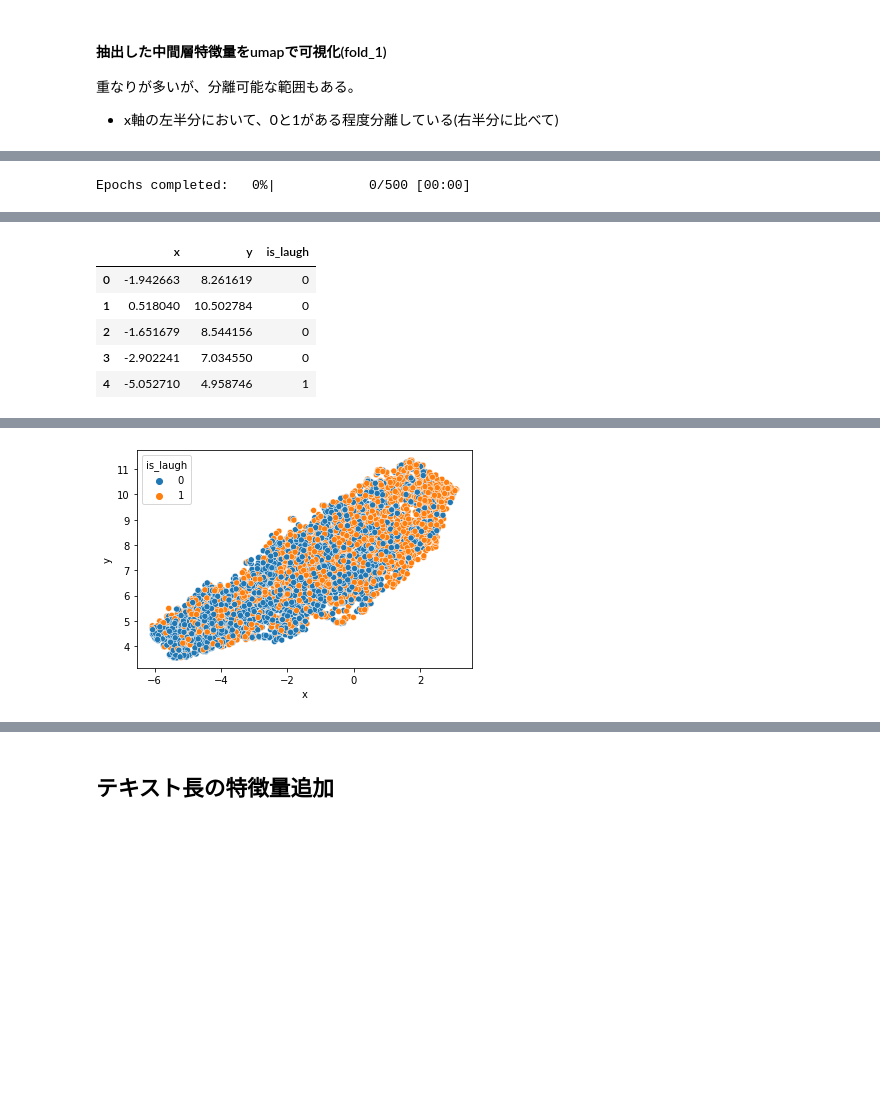
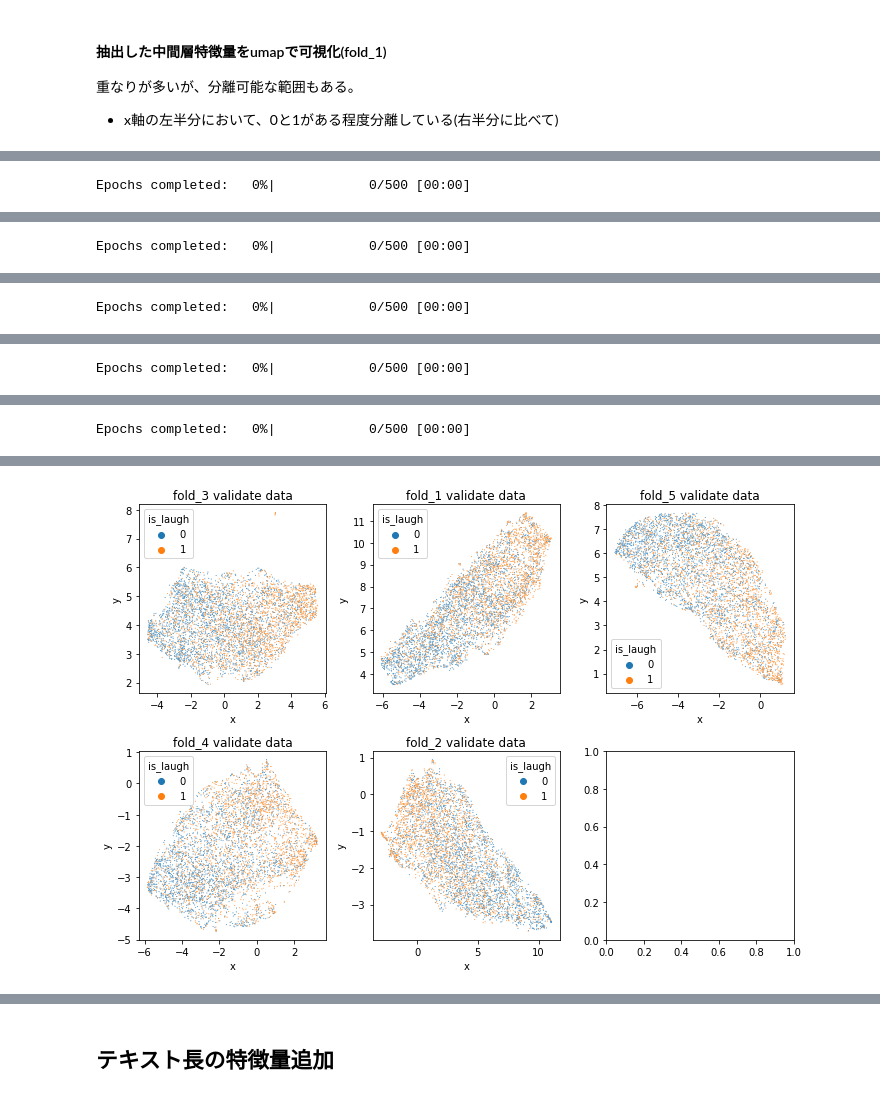
Before and after one commit to ryota0051/boke-ai, a Jupyter notebook: notebooks/2.1 extract_feature.ipynb, the cells around one changed output, grey strips where cells are left out. Drawn from its saved outputs; the diff is of its cells as text; code cells hidden in the pictures; blank space fills up the shorter version.

```diff
--- a/notebooks/2.1 extract_feature.ipynb
+++ b/notebooks/2.1 extract_feature.ipynb
@@ -217,12 +260,19 @@ test_vector_df.to_csv('../dataset/processed/test_mmbt.csv', index=False)
 
 - x軸の左半分において、0と1がある程度分離している(右半分に比べて)
 # %%
-plot_df = pd.read_csv(str(DST_ROOT / 'fold_1' / 'valid.csv'))
-id_laugh_merged_df = plot_df.merge(train_df[['id', 'is_laugh']], on='id')
-X_scaled = MinMaxScaler().fit_transform(plot_df.drop(columns=['id']))
-mapper = UMAP(n_components=2, metric='cosine', random_state=0, verbose=1).fit(X_scaled)
-df_emb = pd.DataFrame(mapper.embedding_, columns=['x', 'y'])
-df_emb['is_laugh'] = id_laugh_merged_df['is_laugh']
-df_emb.head()
+ROOT = '../dataset/processed/5fold_stratified_mmbt_seed_0'
+fig, axes = plt.subplots(ncols=3, nrows=2, figsize=(10, 7))
+for i, fold_name in enumerate(os.listdir(ROOT)):
+    row, col = i // 3, i % 3
+    plot_df = pd.read_csv(str(Path(ROOT) / fold_name / 'valid.csv'))
+    id_laugh_merged_df = plot_df.merge(train_df[['id', 'is_laugh']], on='id')
+    X_scaled = MinMaxScaler().fit_transform(plot_df.drop(columns=['id']))
+    mapper = UMAP(n_components=2, metric='cosine', random_state=0, verbose=1).fit(X_scaled)
+    df_emb = pd.DataFrame(mapper.embedding_, columns=['x', 'y'])
+    df_emb['is_laugh'] = id_laugh_merged_df['is_laugh']
+    ax = axes[row, col]
+    sns.scatterplot(data=df_emb, x='x', y='y', hue='is_laugh', ax=ax, s=1)
+    ax.set_title(f'{fold_name} validate data')
+fig.tight_layout()
 # %% [output]
 UMAP(angular_rp_forest=True, metric='cosine', random_state=0, verbose=1)
@@ -243,6 +306 @@ Mon Sep 26 22:50:18 2022 Finished embedding
-|  | x | y | is_laugh |
-| 0 | -1.942663 | 8.261619 | 0 |
-| 1 | 0.518040 | 10.502784 | 0 |
-| 2 | -1.651679 | 8.544156 | 0 |
-| 3 | -2.902241 | 7.034550 | 0 |
-| 4 | -5.052710 | 4.958746 | 1 |
+Epochs completed:   0%|            0/500 [00:00]
@@ -248,0 +321 @@ Mon Sep 26 22:50:18 2022 Finished embedding
+Epochs completed:   0%|            0/500 [00:00]
@@ -248,0 +336 @@ Mon Sep 26 22:50:18 2022 Finished embedding
+Epochs completed:   0%|            0/500 [00:00]
@@ -248,0 +351 @@ Mon Sep 26 22:50:18 2022 Finished embedding
+Epochs completed:   0%|            0/500 [00:00]
@@ -249,5 +353 @@ Mon Sep 26 22:50:18 2022 Finished embedding
+[figure, added]
-# %%
-sns.scatterplot(data=df_emb, x='x', y='y', hue='is_laugh')
-plt.show()
-# %% [output]
-[figure, removed]
```
Also changed, not shown: parts of 7 cells of this notebook.
